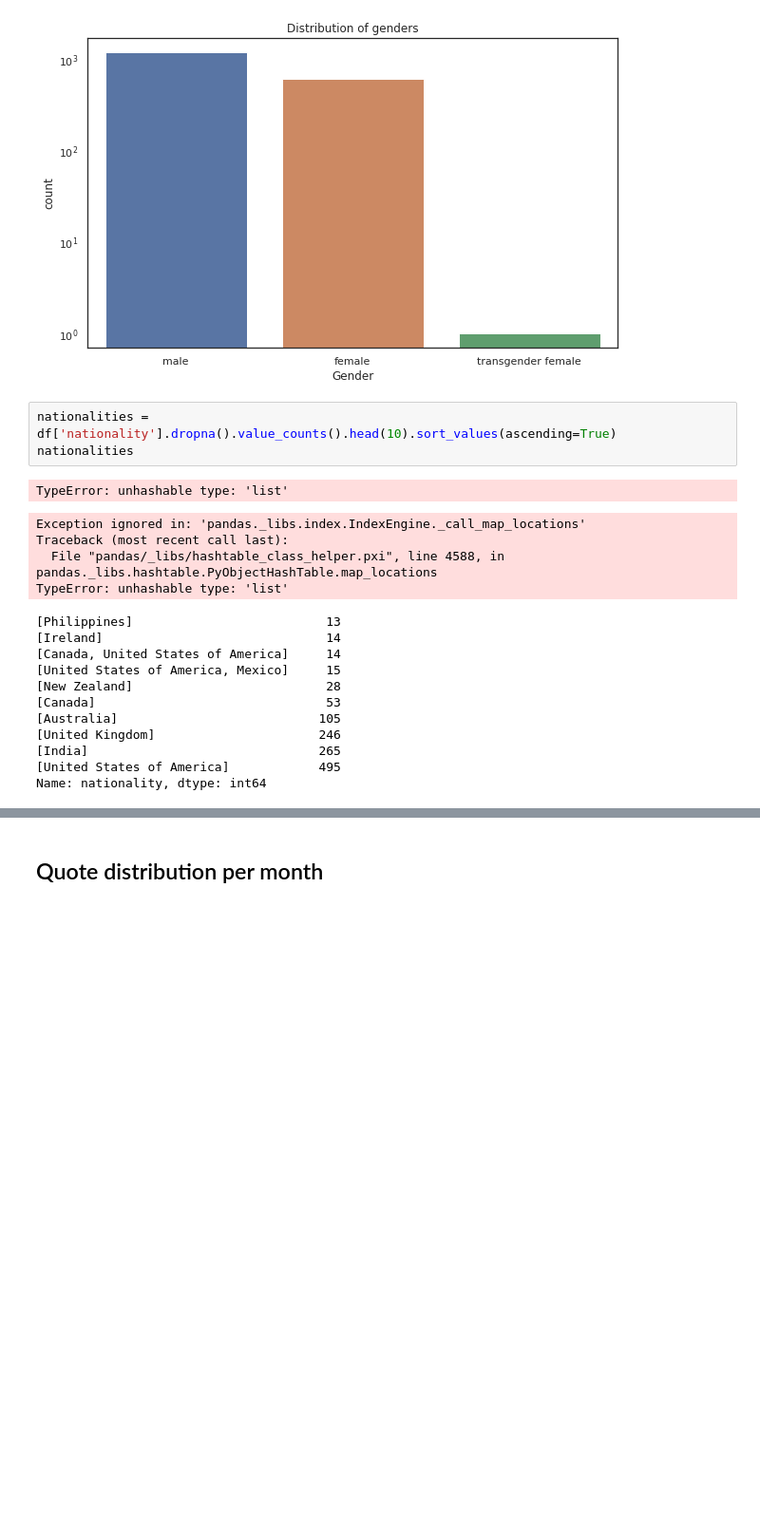
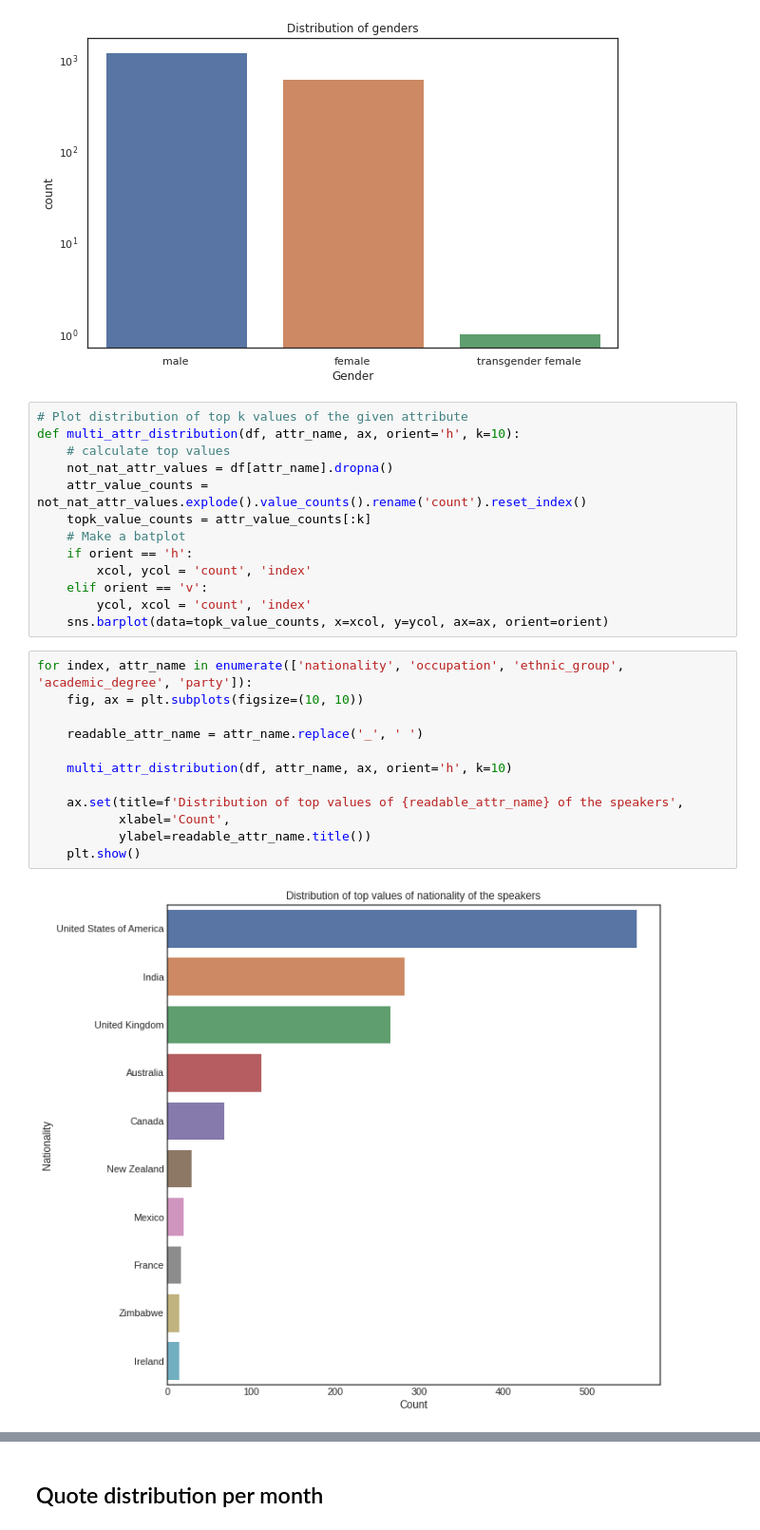
Before and after one commit to epfl-ada/ada-2021-project-nameerror, a Jupyter notebook: notebooks/analysis.ipynb, the cells around one changed output, grey strips where cells are left out. Shown at 95% size. Saved outputs shown, nothing was run; the diff lists cells and outputs as text; blank space fills up the shorter version.

Commit message:
Improved way to deal with multivalue attributes added

```diff
--- a/notebooks/analysis.ipynb
+++ b/notebooks/analysis.ipynb
@@ -239,23 +239,30 @@ ax.set(title='Distribution of genders', xlabel='Gender')
 # %% [output]
 [Text(0.5, 1.0, 'Distribution of genders'), Text(0.5, 0, 'Gender')]
 [figure]
-# %%
-nationalities = df['nationality'].dropna().value_counts().head(10).sort_values(ascending=True)
-nationalities
-# %% [output]
-TypeError: unhashable type: 'list'
-Exception ignored in: 'pandas._libs.index.IndexEngine._call_map_locations'
-Traceback (most recent call last):
-  File "pandas/_libs/hashtable_class_helper.pxi", line 4588, in pandas._libs.hashtable.PyObjectHashTable.map_locations
-TypeError: unhashable type: 'list'
-[Philippines]                          13
-[Ireland]                              14
-[Canada, United States of America]     14
-[United States of America, Mexico]     15
-[New Zealand]                          28
-[Canada]                               53
-[Australia]                           105
-[United Kingdom]                      246
-[India]                               265
-[United States of America]            495
-Name: nationality, dtype: int64
+# %%
+# Plot distribution of top k values of the given attribute
+def multi_attr_distribution(df, attr_name, ax, orient='h', k=10):
+    # calculate top values
+    not_nat_attr_values = df[attr_name].dropna()
+    attr_value_counts = not_nat_attr_values.explode().value_counts().rename('count').reset_index()
+    topk_value_counts = attr_value_counts[:k]
+    # Make a batplot
+    if orient == 'h':
+        xcol, ycol = 'count', 'index'
+    elif orient == 'v':
+        ycol, xcol = 'count', 'index'
+    sns.barplot(data=topk_value_counts, x=xcol, y=ycol, ax=ax, orient=orient)
+# %%
+for index, attr_name in enumerate(['nationality', 'occupation', 'ethnic_group', 'academic_degree', 'party']):
+    fig, ax = plt.subplots(figsize=(10, 10))
+
+    readable_attr_name = attr_name.replace('_', ' ')
+
+    multi_attr_distribution(df, attr_name, ax, orient='h', k=10)
+
+    ax.set(title=f'Distribution of top values of {readable_attr_name} of the speakers',
+           xlabel='Count',
+           ylabel=readable_attr_name.title())
+    plt.show()
+# %% [output]
+[figure, added]
```
Also changed, not shown: parts of 1 cell of this notebook.
